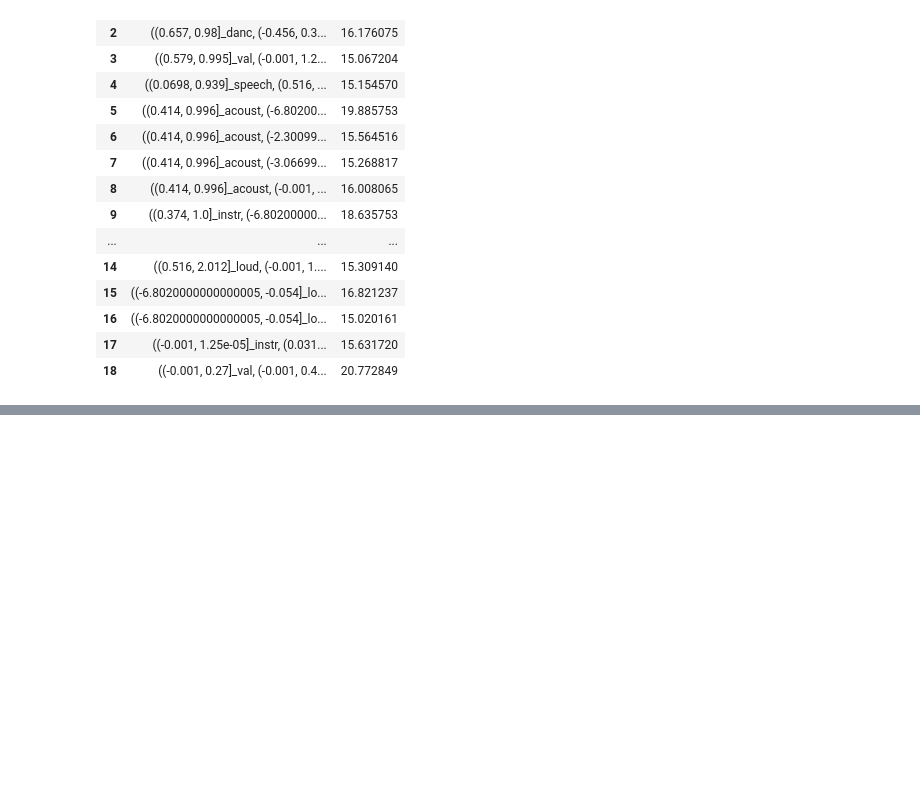
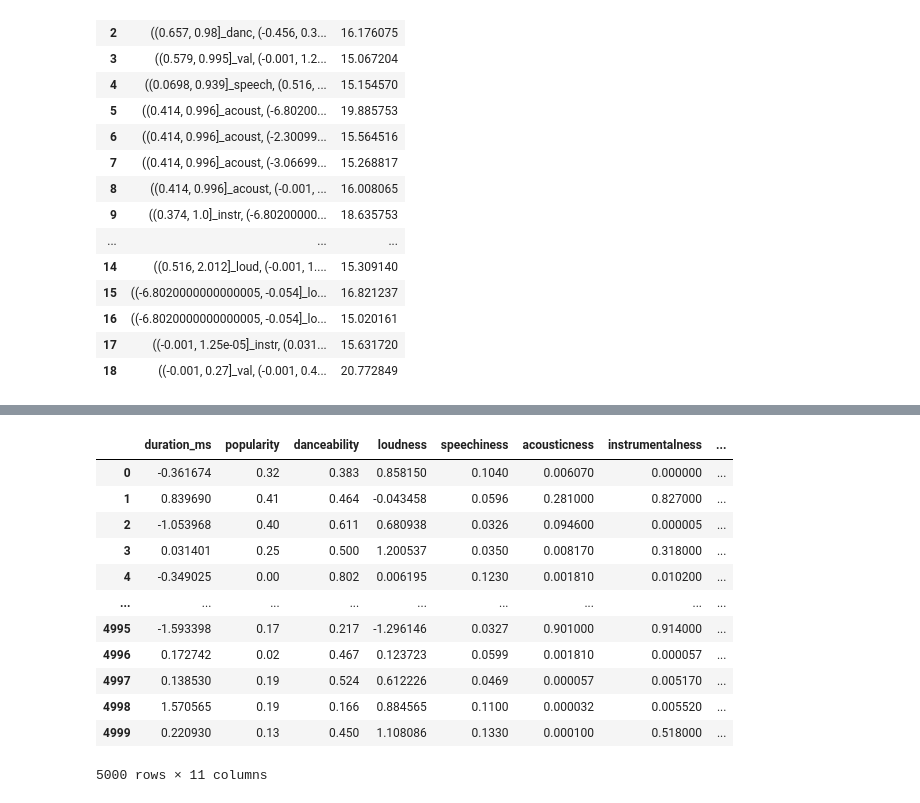
Before and after one commit to Purple-Catt/DM1-Project, a Jupyter notebook: AprioriAlgorithm.ipynb, the cells around one changed output, grey strips where cells are left out. Saved outputs shown, nothing was run; the diff lists cells and outputs as text; code cells hidden in the pictures; blank space fills up the shorter version.

```diff
--- a/AprioriAlgorithm.ipynb
+++ b/AprioriAlgorithm.ipynb
@@ -361,0 +421,20 @@ pd.DataFrame(itemsets, columns=["itemsets", "support"])
+# %%
+#test dataset 5000 osservazioni
+
+Xtest=pd.read_csv(r"C:\Users\lenovo\OneDrive\Desktop\università\Magistrale\Primo Anno\Primo Semestre\Data Mining\TEST_DF_2.csv")
+Xtest=Xtest.drop(columns=['Unnamed: 0'])
+Xtest
+# %% [output]
+|  | duration_ms | popularity | danceability | loudness | speechiness | acousticness | instrumentalness | ... |
+| 0 | -0.361674 | 0.32 | 0.383 | 0.858150 | 0.1040 | 0.006070 | 0.000000 | ... |
+| 1 | 0.839690 | 0.41 | 0.464 | -0.043458 | 0.0596 | 0.281000 | 0.827000 | ... |
+| 2 | -1.053968 | 0.40 | 0.611 | 0.680938 | 0.0326 | 0.094600 | 0.000005 | ... |
+| 3 | 0.031401 | 0.25 | 0.500 | 1.200537 | 0.0350 | 0.008170 | 0.318000 | ... |
+| 4 | -0.349025 | 0.00 | 0.802 | 0.006195 | 0.1230 | 0.001810 | 0.010200 | ... |
+| ... | ... | ... | ... | ... | ... | ... | ... | ... |
+| 4995 | -1.593398 | 0.17 | 0.217 | -1.296146 | 0.0327 | 0.901000 | 0.914000 | ... |
+| 4996 | 0.172742 | 0.02 | 0.467 | 0.123723 | 0.0599 | 0.001810 | 0.000057 | ... |
+| 4997 | 0.138530 | 0.19 | 0.524 | 0.612226 | 0.0469 | 0.000057 | 0.005170 | ... |
+| 4998 | 1.570565 | 0.19 | 0.166 | 0.884565 | 0.1100 | 0.000032 | 0.005520 | ... |
+| 4999 | 0.220930 | 0.13 | 0.450 | 1.108086 | 0.1330 | 0.000100 | 0.518000 | ... |
+5000 rows × 11 columns
```
Also changed, not shown: parts of 12 cells of this notebook.
